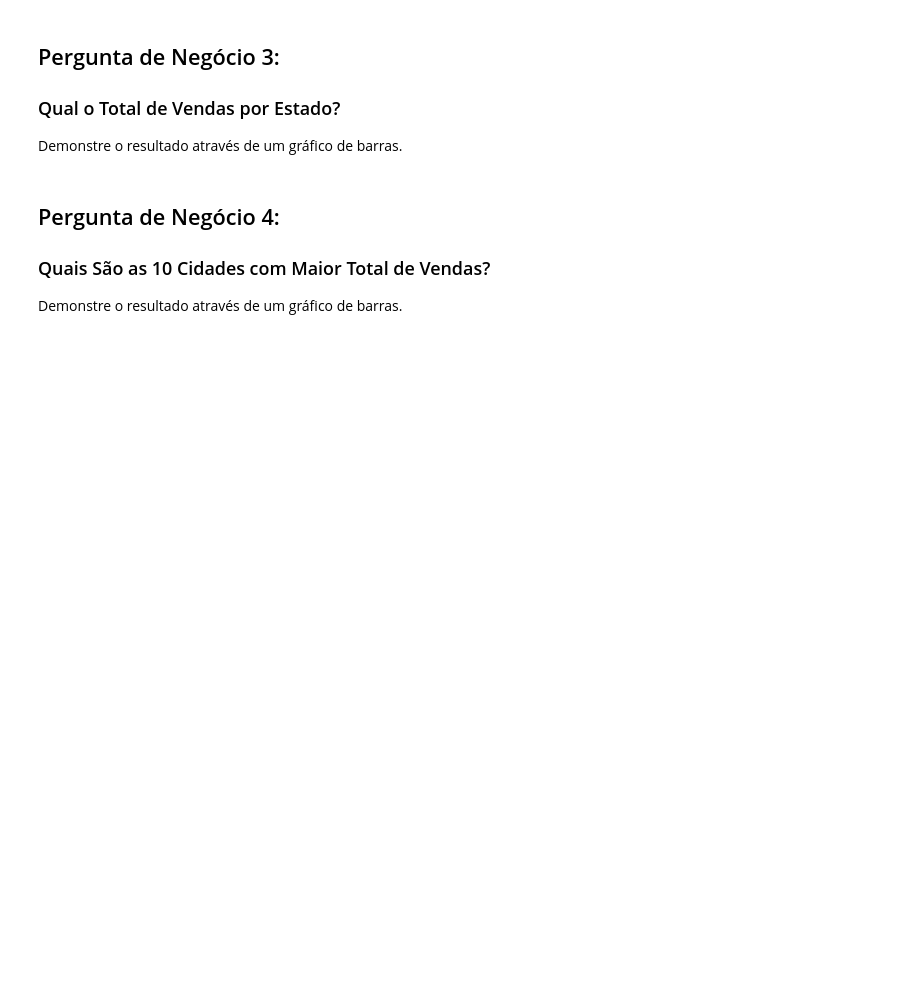
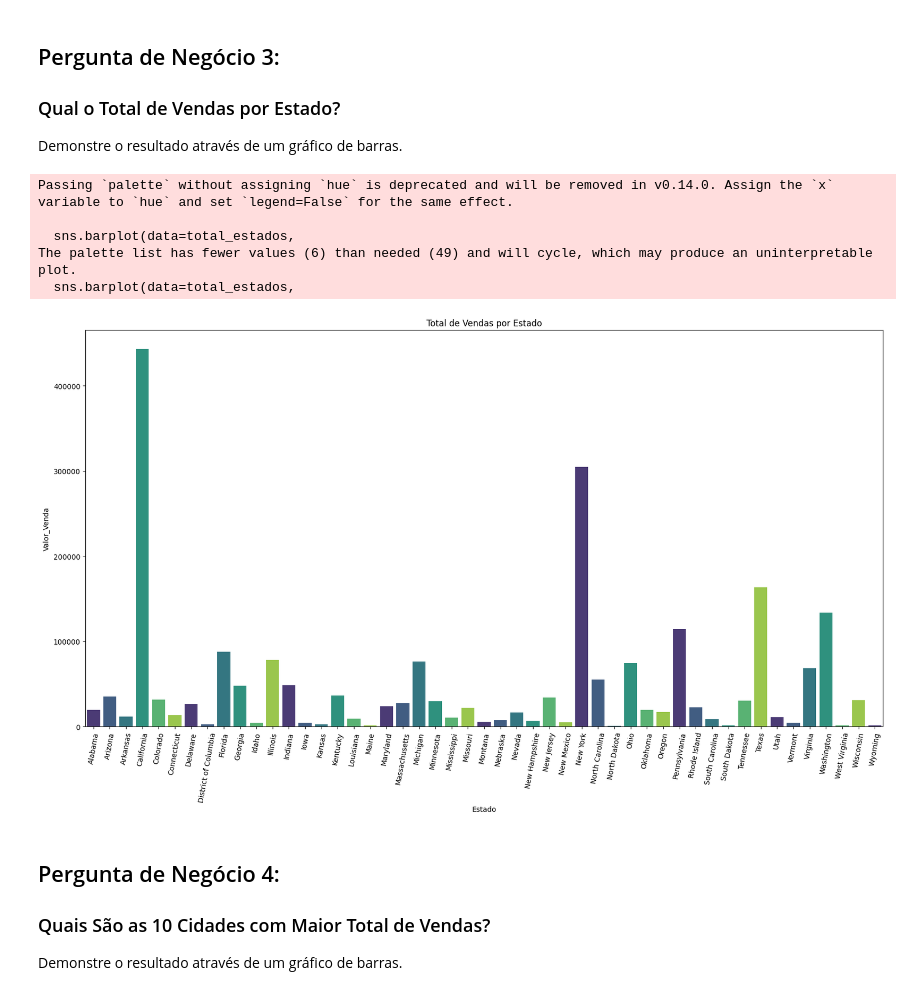
Before and after one commit to DraculK/DSA_Project_2, a Jupyter notebook: Projeto2.ipynb, the cells around one changed output. Drawn from its saved outputs; the diff is of its cells as text; code cells hidden in the pictures; blank space fills up the shorter version.

```diff
--- a/Projeto2.ipynb
+++ b/Projeto2.ipynb
@@ -142,6 +153,23 @@ Demonstre o resultado através de um gráfico de barras.
 ### Qual o Total de Vendas por Estado?
 
 Demonstre o resultado através de um gráfico de barras.
+# %%
+total_estados = df_dsa.groupby('Estado')['Valor_Venda'].sum().reset_index()
+fig = plt.figure(figsize = (20, 10))
+palette_color = sns.color_palette("viridis")
+sns.barplot(data=total_estados,
+            x='Estado',
+            y='Valor_Venda',
+            palette=palette_color).set(title="Total de Vendas por Estado")
+plt.xticks(rotation = 80)
+plt.show()
+# %% [output]
+Passing `palette` without assigning `hue` is deprecated and will be removed in v0.14.0. Assign the `x` variable to `hue` and set `legend=False` for the same effect.
+
+  sns.barplot(data=total_estados,
+The palette list has fewer values (6) than needed (49) and will cycle, which may produce an uninterpretable plot.
+  sns.barplot(data=total_estados,
+[figure, added]
 # %% [markdown]
 ## Pergunta de Negócio 4:
 
```
Also changed, not shown: parts of 4 cells of this notebook.
